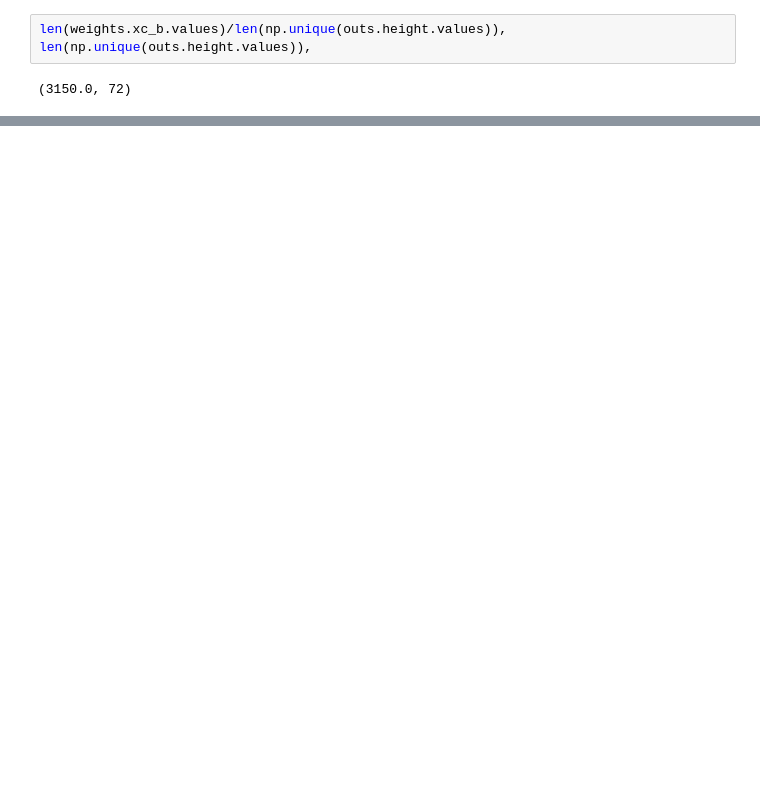
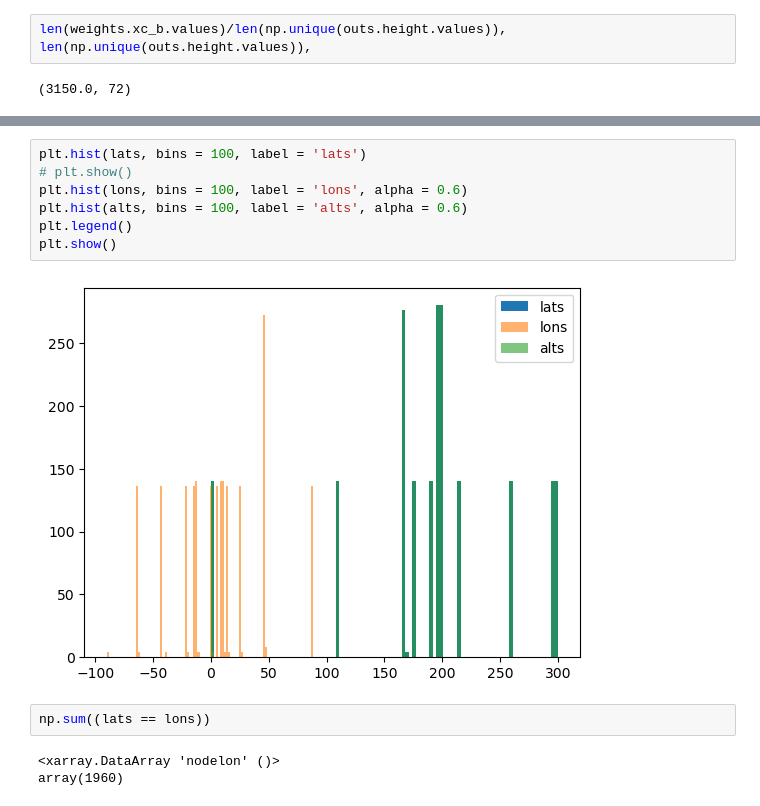
Before and after one commit to abukowski21/SAMI3-GITM-python, a Jupyter notebook: read-weights.ipynb, the cells around one changed output, grey strips where cells are left out. Cells and saved outputs as stored; diff of their text form; blank space fills up the shorter version.

```diff
--- a/read-weights.ipynb
+++ b/read-weights.ipynb
@@ -98,0 +120,14 @@ ESMF.RegridFromFile(
+# %%
+plt.hist(lats, bins = 100, label = 'lats')
+# plt.show()
+plt.hist(lons, bins = 100, label = 'lons', alpha = 0.6)
+plt.hist(alts, bins = 100, label = 'alts', alpha = 0.6)
+plt.legend()
+plt.show()
+# %% [output]
+[figure, added]
+# %%
+np.sum((lats == lons))
+# %% [output]
+<xarray.DataArray 'nodelon' ()>
+array(1960)
```
Also changed, not shown: parts of 13 cells of this notebook.
